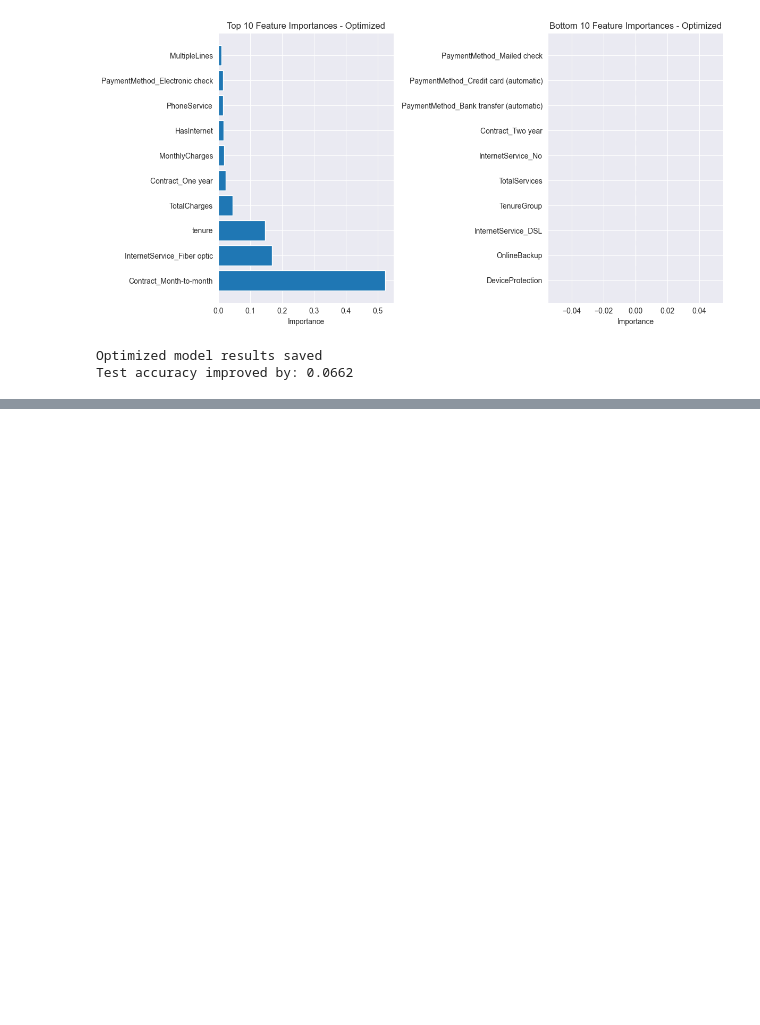
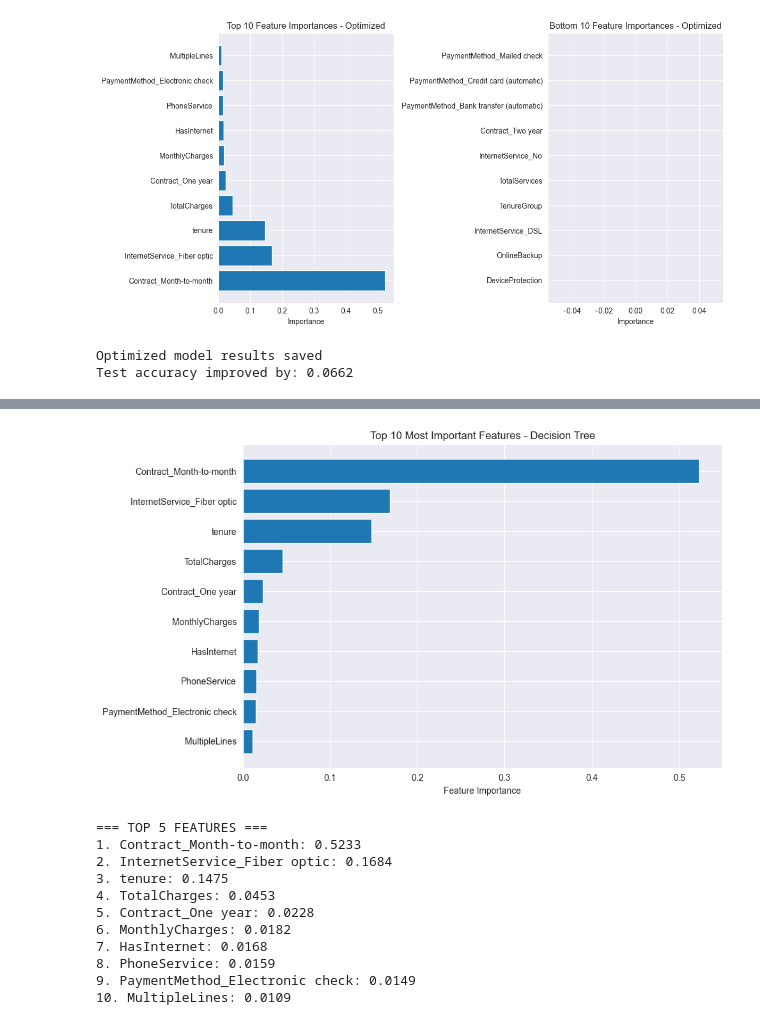
Before and after one commit to arosharandew/Machine-learning, a Jupyter notebook: decision_tree.ipynb, the cells around one changed output, grey strips where cells are left out. Drawn from its saved outputs; the diff is of its cells as text; code cells hidden in the pictures; blank space fills up the shorter version.

```diff
--- a/decision_tree.ipynb
+++ b/decision_tree.ipynb
@@ -324,0 +368,27 @@ Test accuracy improved by: 0.0662
+# %%
+top_features = feature_importance_opt.head(10)
+
+plt.figure(figsize=(10, 6))
+plt.barh(top_features['feature'], top_features['importance'])
+plt.xlabel('Feature Importance')
+plt.title('Top 10 Most Important Features - Decision Tree')
+plt.gca().invert_yaxis()
+plt.tight_layout()
+plt.show()
+
+print("=== TOP 5 FEATURES ===")
+for i, (feature, importance) in enumerate(zip(top_features['feature'], top_features['importance'])):
+    print(f"{i+1}. {feature}: {importance:.4f}")
+# %% [output]
+[figure, added]
+=== TOP 5 FEATURES ===
+1. Contract_Month-to-month: 0.5233
+2. InternetService_Fiber optic: 0.1684
+3. tenure: 0.1475
+4. TotalCharges: 0.0453
+5. Contract_One year: 0.0228
+6. MonthlyCharges: 0.0182
+7. HasInternet: 0.0168
+8. PhoneService: 0.0159
+9. PaymentMethod_Electronic check: 0.0149
+10. MultipleLines: 0.0109
```
Also changed, not shown: parts of 6 cells of this notebook, 1 other file.
